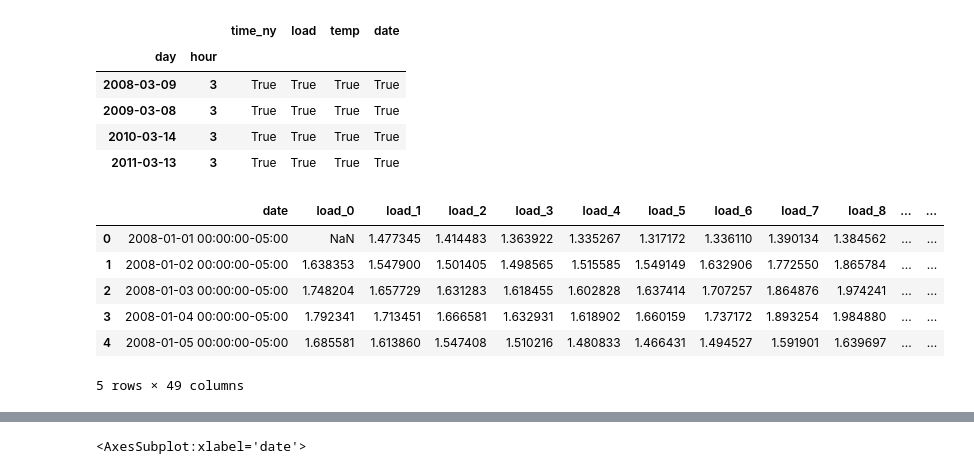
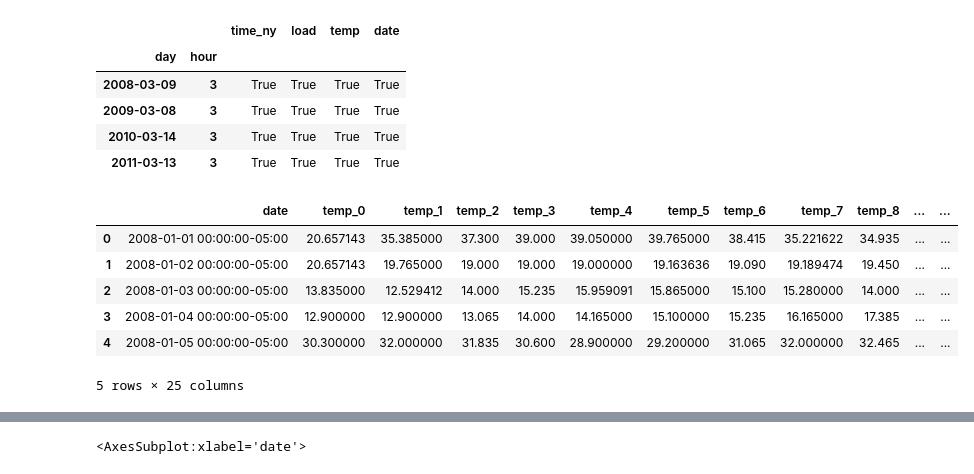
Before and after one commit to mianakajima/e2e-model-learning, a Jupyter notebook: notebooks/01_data_exploration.ipynb, the cells around one changed output, grey strips where cells are left out. Drawn from its saved outputs; the diff is of its cells as text; code cells hidden in the pictures.

Commit message:
Update data processing and add preliminary NN

```diff
--- a/notebooks/01_data_exploration.ipynb
+++ b/notebooks/01_data_exploration.ipynb
@@ -154,18 +155,26 @@ duplicates[duplicates.load]
 | 2010-03-14 | 3 | True | True | True | True |
 | 2011-03-13 | 3 | True | True | True | True |
 # %%
-# reformat data to be by day
-df_day = pd.pivot_table(df_cleaned, index = 'date', columns = 'hour', values = ['temp', 'load'], aggfunc = 'mean')
-df_day.columns = [f'{i}_{j}' for i, j in df_day.columns]
-df_day.reset_index(inplace = True)
-df_day["date"] = [pd.Timestamp(tm, tz = tz) for tm in df_day["date"]]
+# Reformat the data to by by data. Separate by temperature and load since we want to apply different transformations.
+df_temp_day = pd.pivot_table(df_cleaned, index = 'date', columns = 'hour', values = 'temp', aggfunc = 'mean')
+df_temp_day.columns = [f'temp_{j}' for j in df_temp_day.columns]
+df_temp_day.reset_index(inplace = True)
+df_temp_day.fillna(method = 'bfill', inplace = True)
+df_temp_day["date"] = [pd.Timestamp(tm, tz = tz) for tm in df_temp_day["date"]]
+
+
+df_load_day = pd.pivot_table(df_cleaned, index = 'date', columns = 'hour', values = 'load', aggfunc = 'mean')
+df_load_day.columns = [f'load_{j}' for j in df_load_day.columns]
+df_load_day.reset_index(inplace = True)
+df_load_day.fillna(method = 'bfill', inplace = True)
+df_load_day["date"] = [pd.Timestamp(tm, tz = tz) for tm in df_load_day["date"]]
 # %%
-df_day.head()
+df_temp_day.head()
 # %% [output]
-|  | date | load_0 | load_1 | load_2 | load_3 | load_4 | load_5 | load_6 | load_7 | load_8 | ... | ... |
-| 0 | 2008-01-01 00:00:00-05:00 | NaN | 1.477345 | 1.414483 | 1.363922 | 1.335267 | 1.317172 | 1.336110 | 1.390134 | 1.384562 | ... | ... |
-| 1 | 2008-01-02 00:00:00-05:00 | 1.638353 | 1.547900 | 1.501405 | 1.498565 | 1.515585 | 1.549149 | 1.632906 | 1.772550 | 1.865784 | ... | ... |
-| 2 | 2008-01-03 00:00:00-05:00 | 1.748204 | 1.657729 | 1.631283 | 1.618455 | 1.602828 | 1.637414 | 1.707257 | 1.864876 | 1.974241 | ... | ... |
-| 3 | 2008-01-04 00:00:00-05:00 | 1.792341 | 1.713451 | 1.666581 | 1.632931 | 1.618902 | 1.660159 | 1.737172 | 1.893254 | 1.984880 | ... | ... |
-| 4 | 2008-01-05 00:00:00-05:00 | 1.685581 | 1.613860 | 1.547408 | 1.510216 | 1.480833 | 1.466431 | 1.494527 | 1.591901 | 1.639697 | ... | ... |
+|  | date | temp_0 | temp_1 | temp_2 | temp_3 | temp_4 | temp_5 | temp_6 | temp_7 | temp_8 | ... | ... |
+| 0 | 2008-01-01 00:00:00-05:00 | 20.657143 | 35.385000 | 37.300 | 39.000 | 39.050000 | 39.765000 | 38.415 | 35.221622 | 34.935 | ... | ... |
+| 1 | 2008-01-02 00:00:00-05:00 | 20.657143 | 19.765000 | 19.000 | 19.000 | 19.000000 | 19.163636 | 19.090 | 19.189474 | 19.450 | ... | ... |
+| 2 | 2008-01-03 00:00:00-05:00 | 13.835000 | 12.529412 | 14.000 | 15.235 | 15.959091 | 15.865000 | 15.100 | 15.280000 | 14.000 | ... | ... |
+| 3 | 2008-01-04 00:00:00-05:00 | 12.900000 | 12.900000 | 13.065 | 14.000 | 14.165000 | 15.100000 | 15.235 | 16.165000 | 17.385 | ... | ... |
+| 4 | 2008-01-05 00:00:00-05:00 | 30.300000 | 32.000000 | 31.835 | 30.600 | 28.900000 | 29.200000 | 31.065 | 32.000000 | 32.465 | ... | ... |
-5 rows × 49 columns
+5 rows × 25 columns
```
Also changed, not shown: parts of 13 cells of this notebook.
